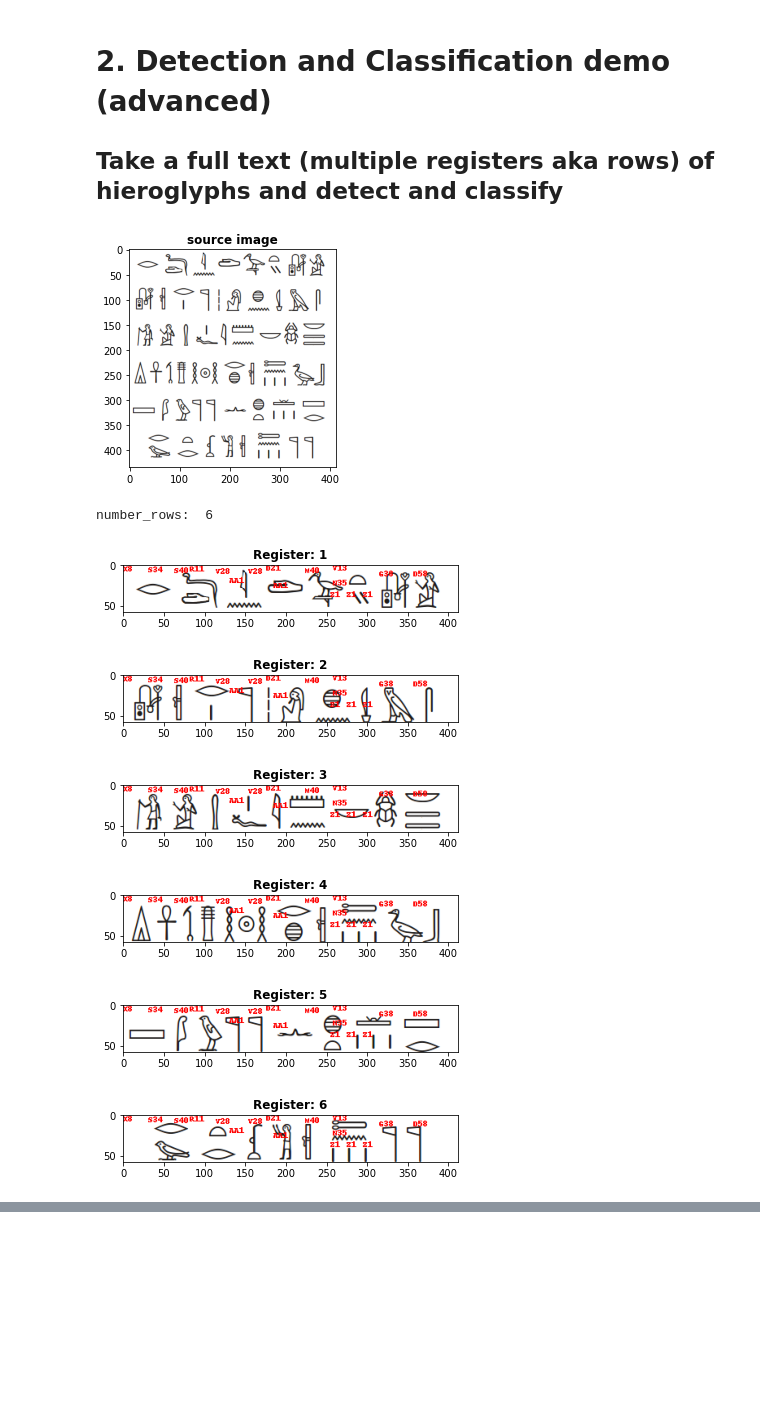
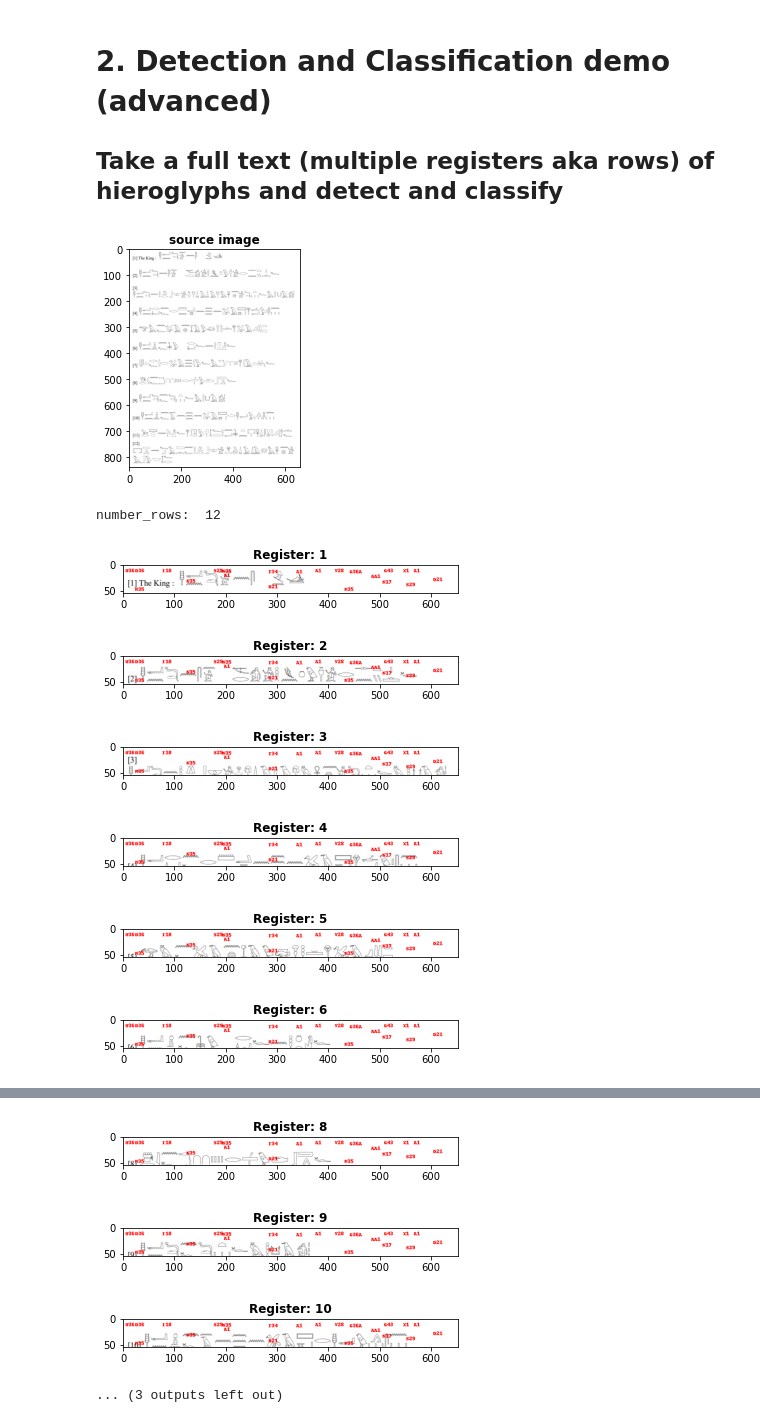
Before and after one commit to joaobi/ptah, a Jupyter notebook: demo/samples advanced.ipynb, the cells around one changed output, grey strips where cells are left out. Cells and saved outputs as stored; diff of their text form; code cells hidden in the pictures; blank space fills up the shorter version.

```diff
--- a/demo/samples advanced.ipynb
+++ b/demo/samples advanced.ipynb
@@ -313,7 +313,9 @@ def ocr_image_level_1(base_filename):
     return boundingBoxes1_sup
 # %%
 output =[]
-base_filename  = 'row.png'
+base_filename  = 'ataleofwonder_row2.png'#'row.png'
+
+
 test_dir = 'test-images'
 
 show_order = False
@@ -414,7 +416,7 @@ if show_detailed_results:
 # 2. Detection and Classification demo (advanced)
 ## Take a full text (multiple registers aka rows) of hieroglyphs and detect and classify
 # %%
-base_filename  = 'text.png'
+base_filename  = 'A tale of wonder.png'#'text.png'
 
 # print(os.path.join(data_dir,test_dir,base_filename))
 
@@ -475,38 +477,38 @@ draw = ImageDraw.Draw(base_image)
 print('number_rows: ',round(number_rows))
 
 
 for i in range (1,round(number_rows)+1):
     # print(i)
     x = min_x_location
     if i == 1:
         y = 0
     else:
         y = base_image.height/number_rows*(i-1)-10   #int(i*max_height)
     h = y + int(max_height*height_scaling)
     w = base_image.width
 
     # print('(i:x,y,w,h):',(i,x,y,w,h))
 
     img_cropped = base_image.crop((x,y,w,h))
 
     print_output(output,img_cropped)
 
     # plt.figure(figsize=(100,100))
     plt.title('Register: '+str(i),fontweight ="bold")
     plt.imshow(img_cropped, cmap='binary')
     plt.show()
 
     draw.rectangle([x,y,w,h],outline="blue")
 
 plt.title('Register detection',fontweight ="bold")
 plt.imshow(base_image, cmap='binary')
 plt.show()
 # %% [output]
-[figure, old version]
+[figure, new version]
-number_rows:  6
+number_rows:  12
-[figure, old version]
+[figure, new version]
-[figure, old version]
+[figure, new version]
-[figure, old version]
+[figure, new version]
-[figure, old version]
+[figure, new version]
-[figure, old version]
+[figure, new version]
-[figure, old version]
+[figure, new version]
@@ -513,0 +516,4 @@ number_rows:  6
+[figure, added]
+[figure, added]
+[figure, added]
+... (3 outputs left out)
```
Also changed, not shown: parts of 4 cells of this notebook.
